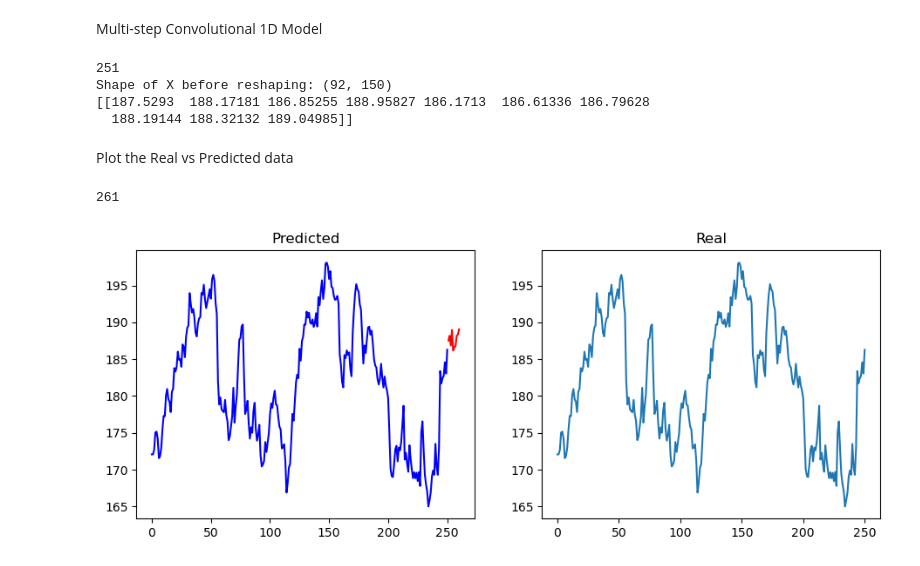
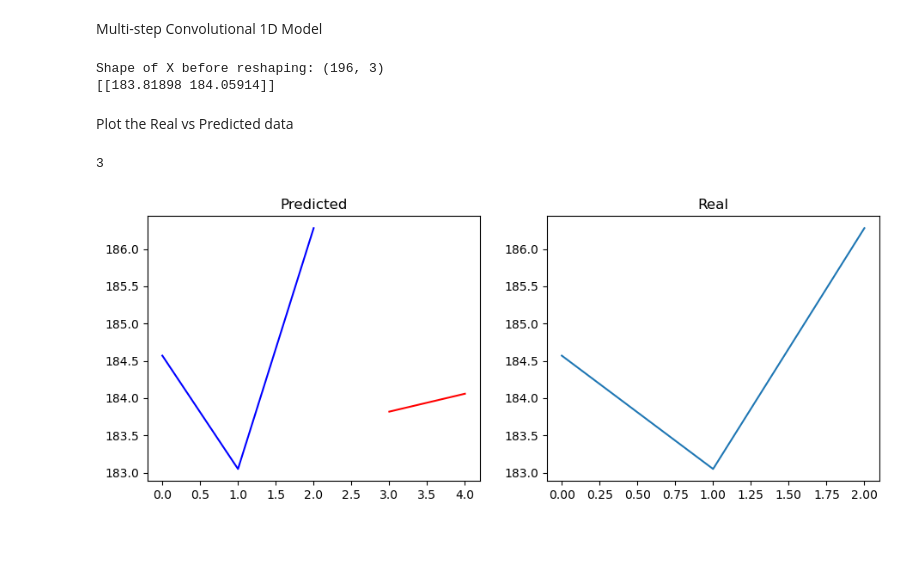
Before and after one commit to devireddyprasanth22/Time-Series-Predictive-CNN, a Jupyter notebook: CNN_Keras.ipynb, the cells around one changed output. Drawn from its saved outputs; the diff is of its cells as text; code cells hidden in the pictures; blank space fills up the shorter version.

Commit message:
added test and validation to model fitting

```diff
--- a/CNN_Keras.ipynb
+++ b/CNN_Keras.ipynb
@@ -20,8 +20,10 @@ import matplotlib.pyplot as plt
 power = pd.read_csv('./AAPL.csv').set_index('Time')
 Train_p = 0.8
 t_idx = int(len(power)*Train_p)
-train_set = power
-valid_set = power[t_idx:-1]
+train_set = power[:t_idx]
+valid_set = power[t_idx:-3]
+test_set = power[-3:]
+valid_seq = valid_set.Close.values
 # %% [markdown]
 Multi-step Convolutional 1D Model
 # %%
@@ -50,14 +52,15 @@ def split_sequence(sequence, n_steps_in, n_steps_out):
   return array(X), array(y)
 
 # define input sequence
-raw_seq = train_set.Close.values[:251]
-print(len(raw_seq))
+raw_seq = train_set.Close.values
+valid_seq = valid_set.Close.values
 
 # choose a number of time steps, sum cannot exceed len(raw_seq) - 1
-n_steps_in, n_steps_out = 150, 10
+n_steps_in, n_steps_out = 3,2
 
 # split into samples
 X, y = split_sequence(raw_seq, n_steps_in, n_steps_out)
+P,t = split_sequence(valid_seq, n_steps_in, n_steps_out)
 
 # reshape from [samples, timesteps] into [samples, timesteps, features]
 n_features = 1
@@ -74,43 +77,41 @@ model.add(Dense(n_steps_out))
 model.compile(optimizer='adam', loss='mse')
 
 # fit model
-model.fit(X, y, epochs=500, verbose=0)
+model.fit(X, y, epochs=5000, verbose=0, validation_data=(P,t))
 
 # demonstrate prediction
-x_input = array(train_set.Close.values[:150]) #needs to match the n_step_in
+x_input = array(test_set.Close.values) #needs to match the n_step_in
 x_input = x_input.reshape((1, n_steps_in, n_features))
 yhat = model.predict(x_input, verbose=0)
 print(yhat)
 # %% [output]
-251
-Shape of X before reshaping: (92, 150)
-[[187.5293  188.17181 186.85255 188.95827 186.1713  186.61336 186.79628
-  188.19144 188.32132 189.04985]]
+Shape of X before reshaping: (196, 3)
+[[183.81898 184.05914]]
 # %% [markdown]
 Plot the Real vs Predicted data
 # %%
-m = np.append(array(train_set.Close.values[:251]),array(yhat) )
-test = array(train_set.Close.values[:251])
-print(len(m))
+m = np.append(array(test_set.Close.values),array(yhat) )
+test = array(test_set.Close.values)
+print(len(test))
 # %% [output]
-261
+3
 # %%
 # Assuming m is your predicted values array or list
-last_10 = 10
+last_10 = 2
 # Calculate the split point
 split_point = len(m) - last_10
 
 fig, ax = plt.subplots(1, 2, figsize=(11, 4))
 
 # Plot the real values
 ax[1].set_title('Real')
-ax[1].plot(train_set.Close.values[:251])
+ax[1].plot(test_set.Close.values)
 
 # Plot the predicted values
 ax[0].set_title('Predicted')
 ax[0].plot(m[:split_point], label='Predicted', color='blue')  # Initial part of m
 ax[0].plot(range(split_point, len(m)), m[split_point:], label='Last 10 Predicted', color='red')  # Last 50 values of m
 
 plt.show()
 # %% [output]
-[figure, old version]
+[figure, new version]
```
Also changed, not shown: 1 other file.
